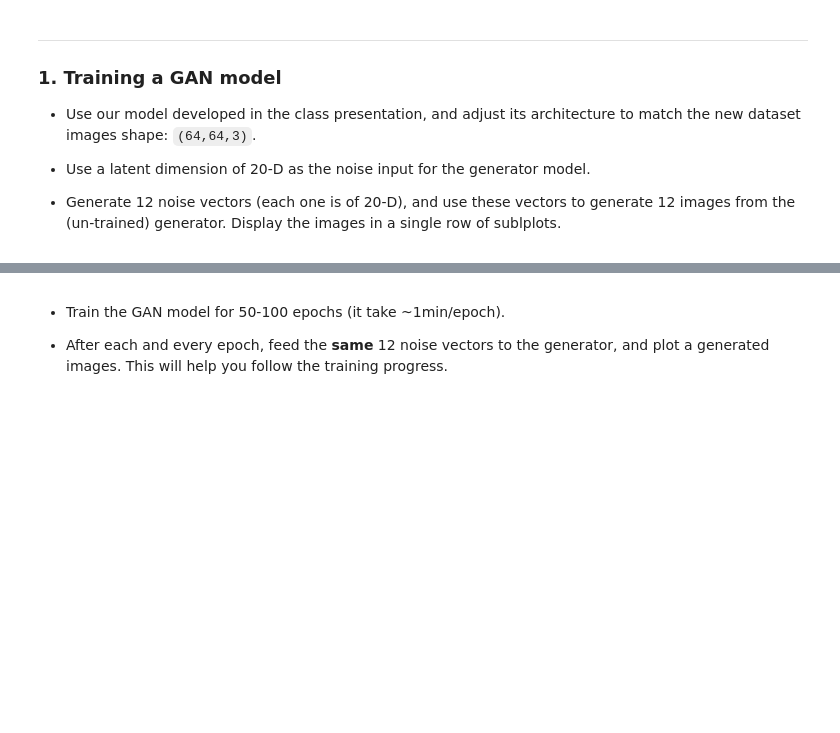
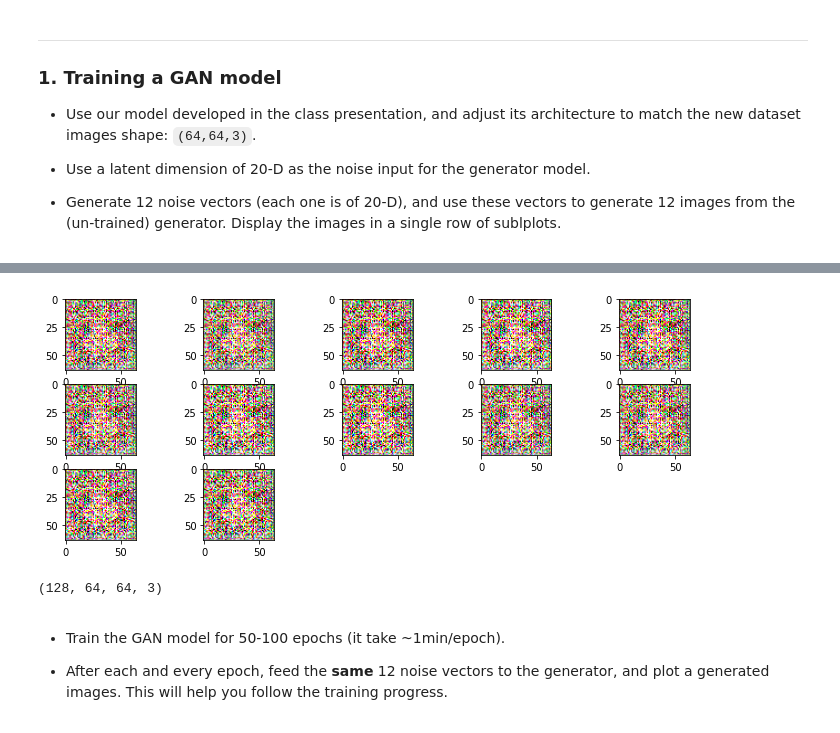
Before and after one commit to JustAlex5/deep_learning, a Jupyter notebook: ex9.ipynb, the cells around one changed output, grey strips where cells are left out. Saved outputs shown, nothing was run; the diff lists cells and outputs as text; code cells hidden in the pictures; blank space fills up the shorter version.

```diff
--- a/ex9.ipynb
+++ b/ex9.ipynb
@@ -60,0 +107,15 @@ for i in range(50):
+# %%
+D_model = Sequential()
+D_model.add(Input(shape=(64,64,3)))
+D_model.add(Conv2D(32, (4,4), strides=2, padding='same'))
+D_model.add(LeakyReLU(alpha=0.2))
+D_model.add(Conv2D(64, (4,4), strides=2, padding='same'))
+D_model.add(LeakyReLU(alpha=0.2))
+D_model.add(Conv2D(128, (4,4), strides=2, padding='same'))
+D_model.add(LeakyReLU(alpha=0.2))
+D_model.add(Conv2D(256, (4,4), strides=2, padding='same'))
+D_model.add(LeakyReLU(alpha=0.2))
+D_model.add(Flatten())
+D_model.add(Dense(1, activation='sigmoid'))
+
+D_model.summary()
@@ -61,3 +140,39 @@ for i in range(50):
+# %%
+opt = Adam(lr=0.0002, beta_1=0.5)
+# compile D_model
+D_model.compile(loss='binary_crossentropy', optimizer=opt)
+# GAN model
+D_model.trainable = False
+GAN_model = Sequential()
+GAN_model.add(G_model)
+GAN_model.add(D_model)
+# compile GAN_model
+GAN_model.compile(loss='binary_crossentropy', optimizer=opt)
+# %%
+batch_size = 128
+plt.figure(figsize=(12,6))
+noise_size=(1,20)
+for i in range(12):
+  ix = np.random.randint(0,dataset.shape[0], batch_size)
+  x_real = dataset[ix]
+  y_real = np.ones((batch_size,1))
+  #gen fake
+  noise_input =np.random.randint(batch_size,size=noise_size)
+  x_fake = G_model.predict(noise_input)
+  y_fake = np.zeros((1,1))
+  plt.subplot(4,5,i+1)
+  plt.imshow(x_fake[0])
+  d_loss_real = D_model.train_on_batch(x_real,y_real)
+  d_loss_fake = D_model.train_on_batch(x_fake,y_fake)
+  x_gan = np.random.randint(batch_size,size=noise_size)
+  y_gan = np.ones((1,1))
+  g_loss = GAN_model.train_on_batch(x_gan, y_gan)
+# %% [output]
+[figure, added]
+# %%
+x_real.shape
+# %% [output]
+(128, 64, 64, 3)
 # %% [markdown]
 - Train the GAN model for 50-100 epochs (it take ~1min/epoch).
 
```
Also changed, not shown: parts of 8 cells of this notebook.
